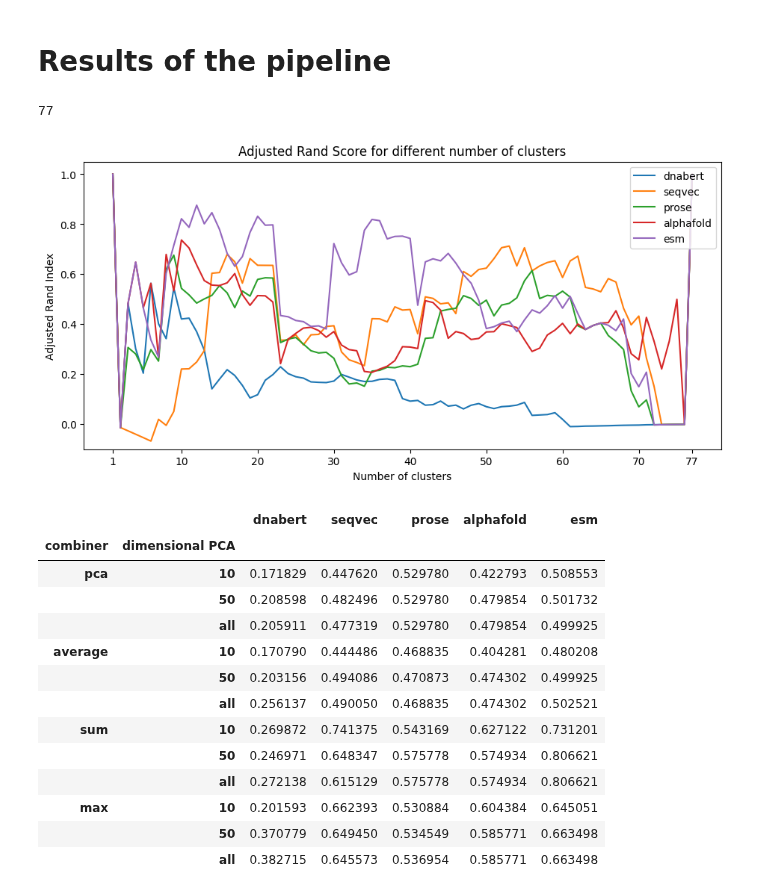
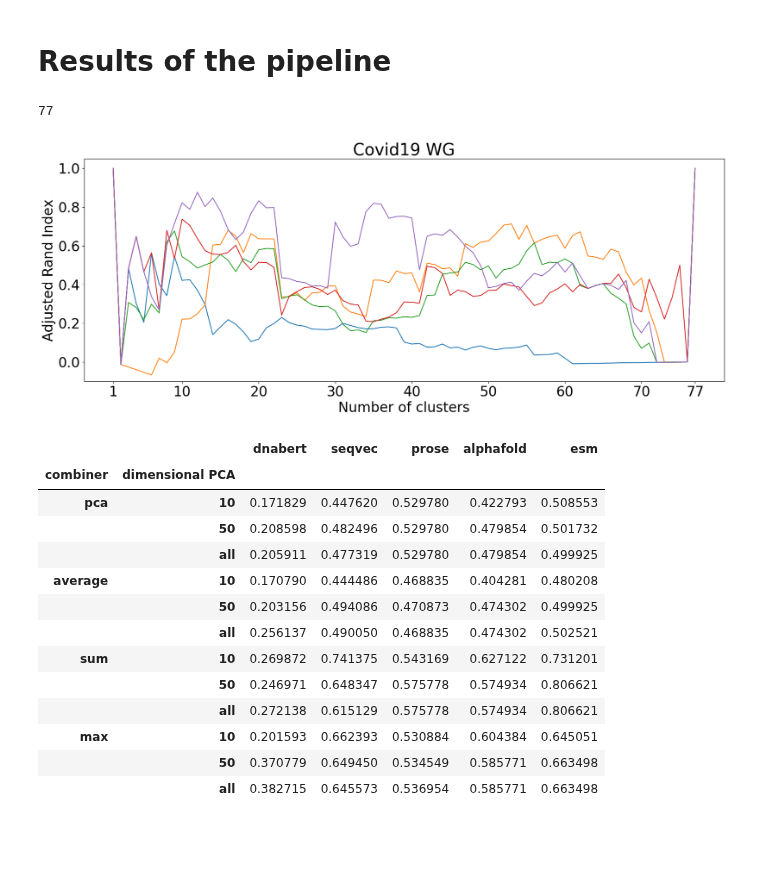
Before and after one commit to matteotolloso/BioEmbedding, a Jupyter notebook: results_notebook/results_covid19.ipynb, the cells around one changed output. Drawn from its saved outputs; the diff is of its cells as text; code cells hidden in the pictures; blank space fills up the shorter version.

```diff
--- a/results_notebook/results_covid19.ipynb
+++ b/results_notebook/results_covid19.ipynb
@@ -23,45 +23,46 @@ r, best_lst, results_dict_ars = results2table(
         ],
     combiners = ["pca", "average", "sum", "max"],
     pcas = [ '10', '50', 'all'],
-    metric="mean_adjusted_rand_score",
 
     preferred_metric_embedding="euclidean",
     preferred_method_embedding="average",
 
     preferred_metric_gt="euclidean", # euclidean, average: equivalent to UPGMA when the gt is the distance matrix
     preferred_method_gt="average",
 
     preferred_edge_weight="jaccard",
     preferred_annotation="keywords"
 )
-with open("./latex_output.txt", "w") as f:
-    r.to_latex(f)
+# with open("./latex_output.txt", "w") as f:
+#     r.to_latex(f)
 
-fig, _ = plt.subplots(figsize=(11, 5))
+fig, _ = plt.subplots(figsize=(20, 7))
+fontsize = 24
+plt.rcParams['font.size'] = f'{fontsize}'
 
 plt.xlabel("Number of clusters")
 plt.ylabel("Adjusted Rand Index")
-plt.title("Adjusted Rand Score for different number of clusters")
+plt.title(" Covid19 WG ")
 
 plt.ylim(-0.1, 1.05)
 
 X = [i for i in range(len(best_lst), 0, -1)]
 print(len(best_lst))
 
 plt.xticks([i for i in range(0, len(best_lst)+1, 10)][1:] + [1] + [len(best_lst)])
 
 plt.plot(X, results_dict_ars['max']['all']['dnabert'], label='dnabert')
 plt.plot(X, results_dict_ars['max']['10']['seqvec'], label='seqvec')
 plt.plot(X, results_dict_ars['sum']['all']['prose'], label='prose')
 plt.plot(X, results_dict_ars['max']['all']['alphafold'], label='alphafold')
 plt.plot(X, results_dict_ars['sum']['all']['esm'], label='esm')
-plt.legend(loc = "upper right")
+# plt.legend(loc = "upper right")
 plt.show()
-# fig.savefig(Path(PATH).stem + '.eps')
+fig.savefig(Path(PATH).stem + '.eps')
 r
 # %% [output]
 77
-[figure, old version]
+[figure, new version]
 |  |  | dnabert | seqvec | prose | alphafold | esm |
 | combiner | dimensional PCA |  |  |  |  |  |
 | pca | 10 | 0.171829 | 0.447620 | 0.529780 | 0.422793 | 0.508553 |
```
Also changed, not shown: 31 other files.
